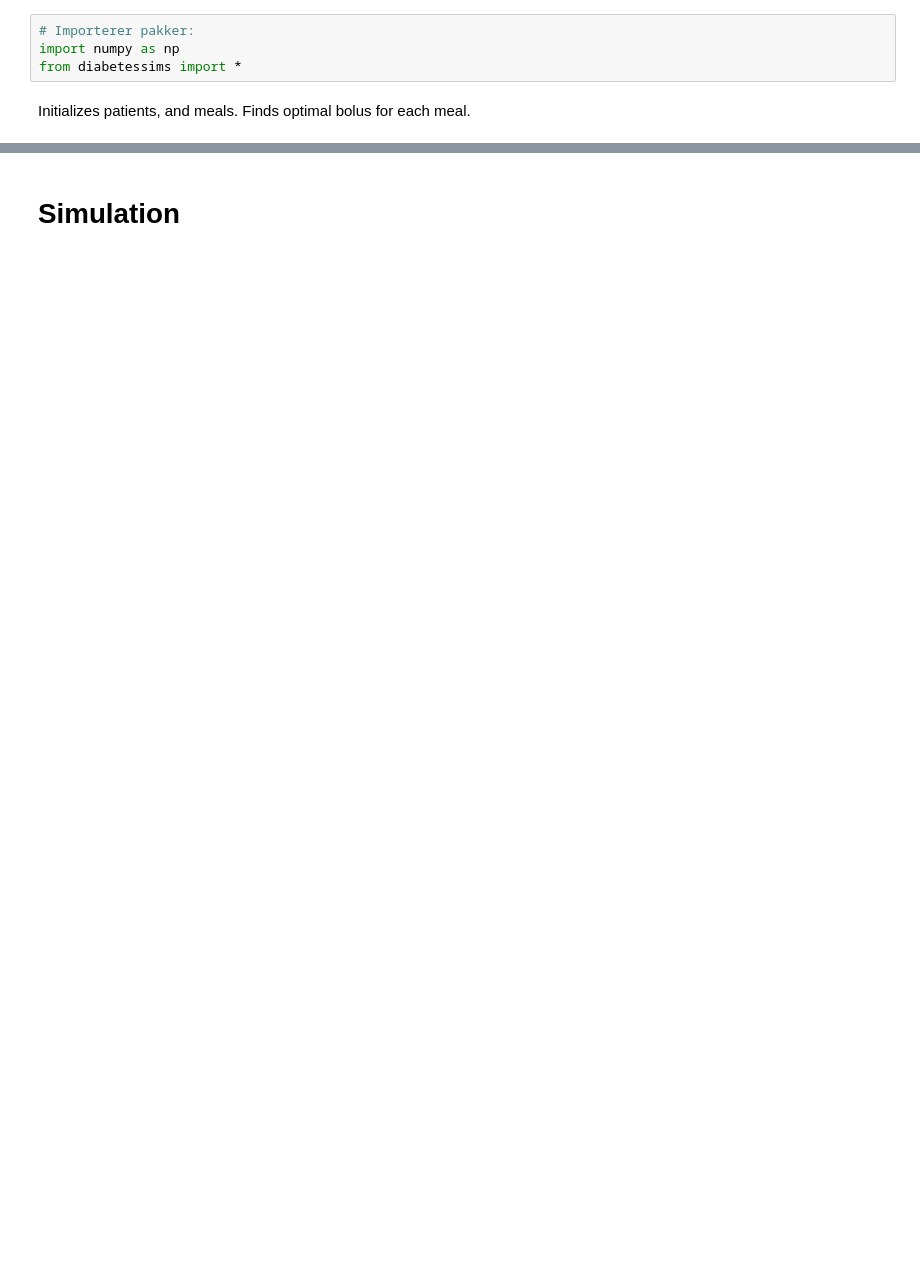
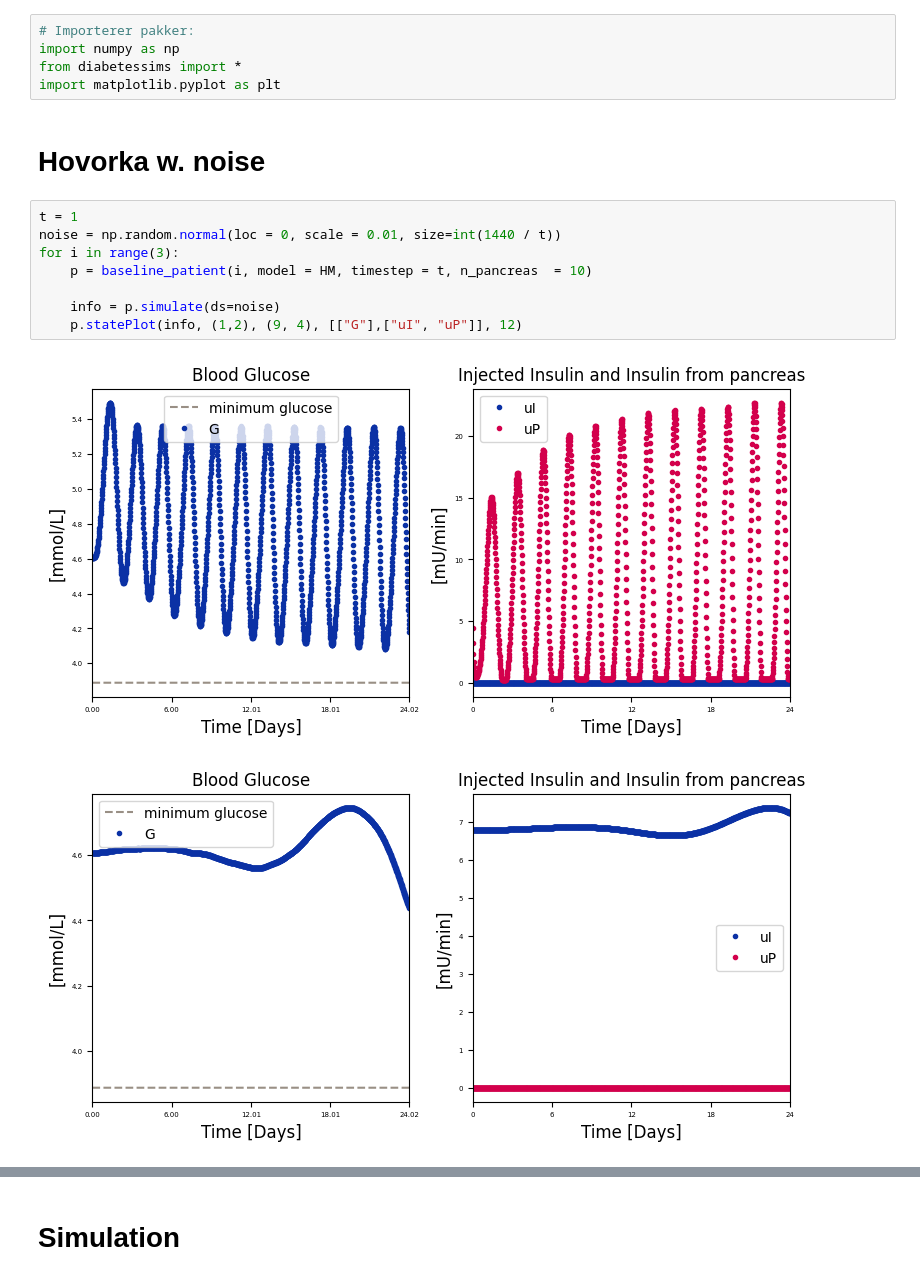
Before and after one commit to char056a/FagprojektRepo, a Jupyter notebook: simulation.ipynb, the cells around one changed output, grey strips where cells are left out. Saved outputs shown, nothing was run; the diff lists cells and outputs as text; blank space fills up the shorter version.

```diff
--- a/simulation.ipynb
+++ b/simulation.ipynb
@@ -2,5 +2,17 @@
 # Importerer pakker:
 import numpy as np
 from diabetessims import *
+import matplotlib.pyplot as plt
-# %% [markdown]
-Initializes patients, and meals. Finds optimal bolus for each meal.
+# %% [markdown]
+# Hovorka w. noise
+# %%
+t = 1
+noise = np.random.normal(loc = 0, scale = 0.01, size=int(1440 / t))
+for i in range(3):
+    p = baseline_patient(i, model = HM, timestep = t, n_pancreas  = 10)
+
+    info = p.simulate(ds=noise)
+    p.statePlot(info, (1,2), (9, 4), [["G"],["uI", "uP"]], 12)
+# %% [output]
+[figure, added]
+[figure, added]
```
Also changed, not shown: parts of 4 cells of this notebook, 8 other files.
